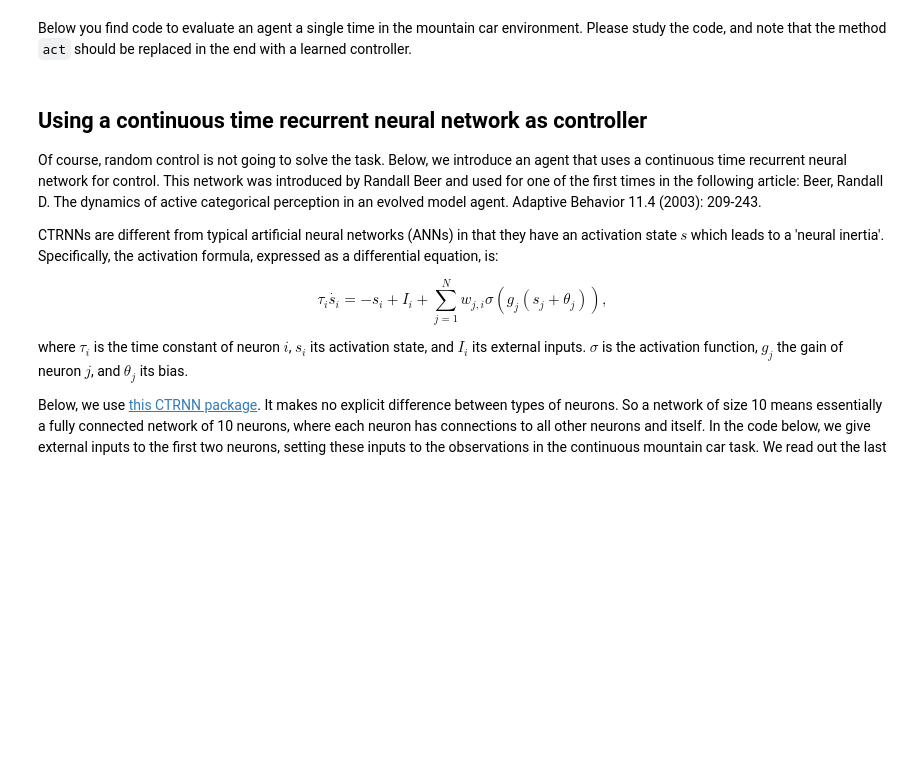
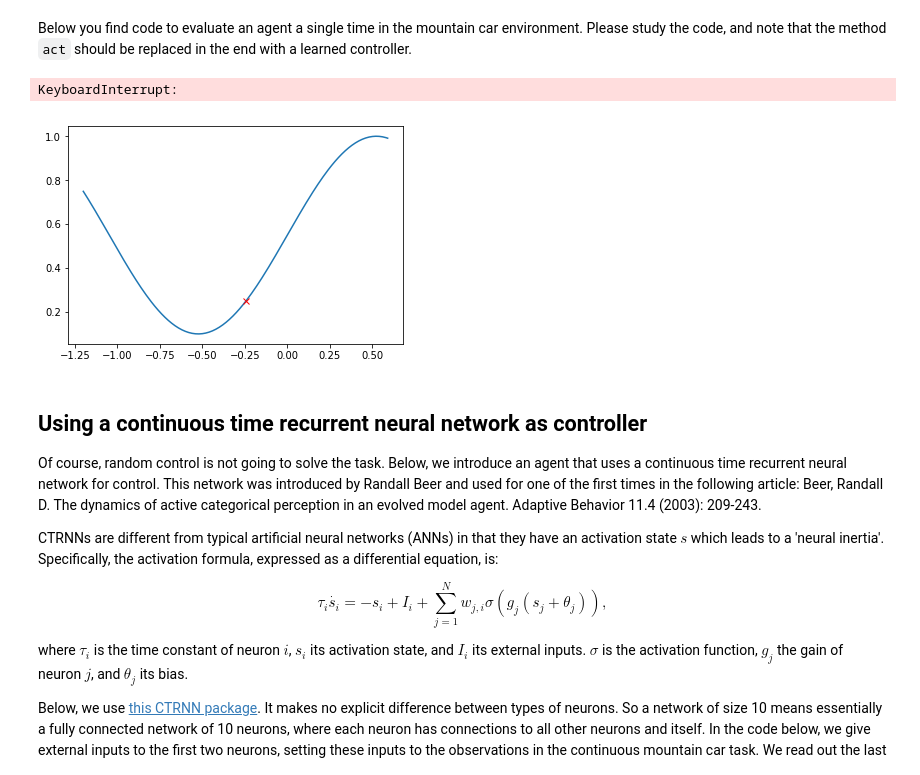
Before and after one commit to guidoAI/evolve_cart, a Jupyter notebook: Evolve continuous mountain car.ipynb, the cells around one changed output. Cells and saved outputs as stored; diff of their text form; code cells hidden in the pictures; blank space fills up the shorter version.

````diff
--- a/Evolve continuous mountain car.ipynb
+++ b/Evolve continuous mountain car.ipynb
@@ -17,19 +17,25 @@ In this notebook, you will apply an evolutionary robotics approach to the contin
 # %% [markdown]
 Below you find code to evaluate an agent a single time in the mountain car environment. Please study the code, and note that the method ```act``` should be replaced in the end with a learned controller.
 # %%
+%matplotlib inline
+import matplotlib
+matplotlib.use('TkAgg')
 import run_cart
 import gym
 import numpy as np
 
 class random_agent(object):
     """Random agent"""
 
     def act(self, observation, reward, done):
         return [2.0*np.random.rand()-1.0]
 
 agent = random_agent()
-reward = run_cart.run_cart_continuous(agent, graphics=False)
+reward = run_cart.run_cart_continuous(agent, env=run_cart.CMC(), graphics=True)
 print('Reward = ' + str(reward))
+# %% [output]
+KeyboardInterrupt:
+[figure, added]
 # %% [markdown]
 ## Using a continuous time recurrent neural network as controller
 
````
Also changed, not shown: parts of 2 cells of this notebook, 1 other file.
